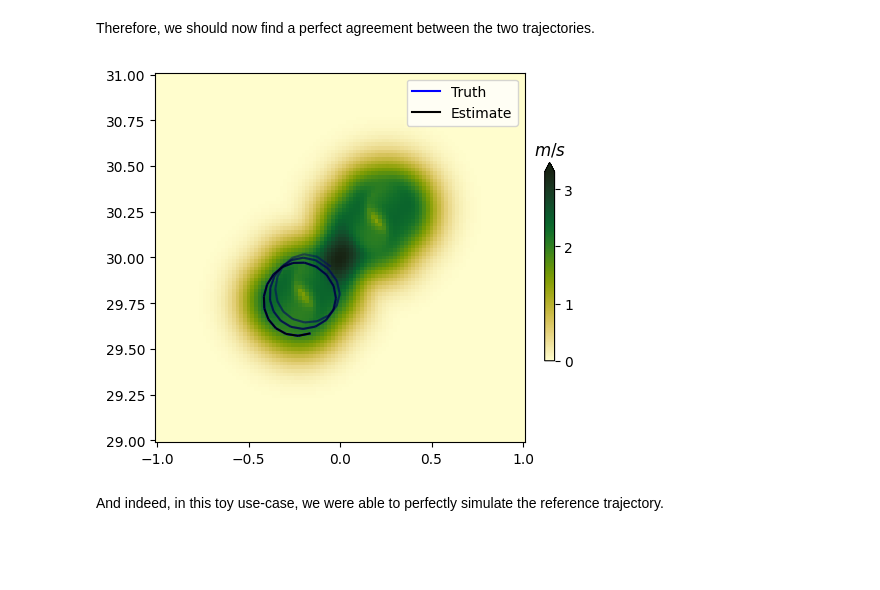
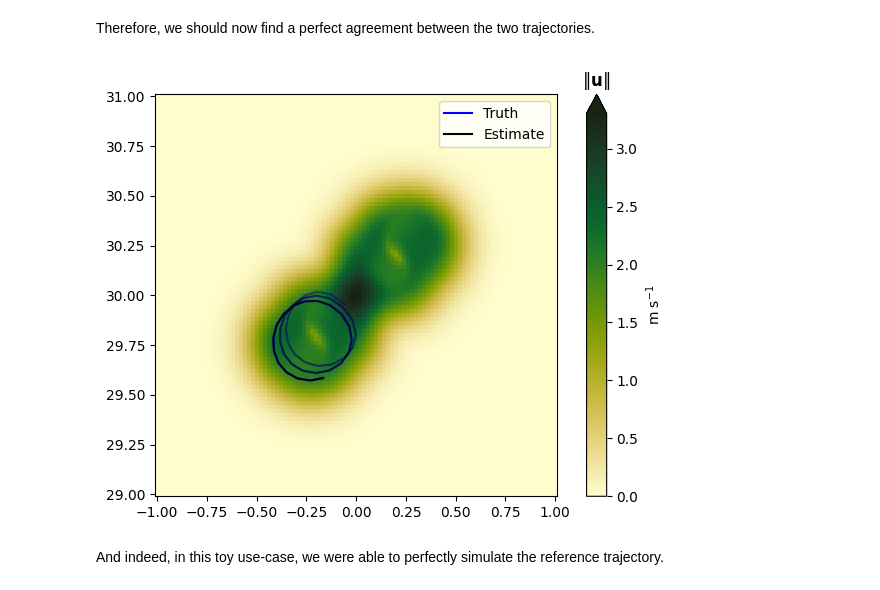
Before and after one commit to vadmbertr/pastax, a Jupyter notebook: docs/getting_started.ipynb, the cells around one changed output. Saved outputs shown, nothing was run; the diff lists cells and outputs as text; code cells hidden in the pictures; blank space fills up the shorter version.

```diff
--- a/docs/getting_started.ipynb
+++ b/docs/getting_started.ipynb
@@ -343,10 +351,11 @@ There is plenty of options for the choice of the disimilarity metric, including:
 In this case, we will use the the Liu Index calculated every hour between the true and the estimated trajectories.
 # %%
 import equinox as eqx
+import numpy as np
 
 
 def sim_fn(dynamics):
-    return traj_sim(dynamics, args=trans_grid, x0=x0, ts=ts_sim, dt0=dt0, ad="forward")
+    return traj_sim(dynamics, args=trans_grid, x0=x0, ts=np.asarray(ts_sim), dt0=dt0, ad="forward")
 
 
 @eqx.filter_jit
@@ -391,30 +400,33 @@ est_traj_final = sim_fn(tun_dynamics_final)
 # %%
 fig, ax = plt.subplots()
 
 # plot the field
 im = ax.pcolormesh(
     lon,
     lat,
     jnp.sqrt((u**2 + v**2)).max(axis=0),
     cmap=cmo.speed,
     vmin=0,
     vmax=jnp.sqrt((u**2 + v**2)).max(),
 )
-clb = fig.colorbar(im, ax=ax, extend="max", orientation="vertical", fraction=0.02, pad=0.04)
-_ = clb.ax.set_title("$m/s$")
+
+clb = fig.colorbar(im, ax=ax, extend="max", orientation="vertical", label="m s$^{-1}$")
+_ = clb.ax.set_title("$\| \mathbf{u} \|$")
 
 # add the reference
 ax = true_traj.plot(ax, label="Truth", color="blue")
 
 # add the estimation
 ax = est_traj_final.plot(ax, label="Estimate", color="black")
 
 ax.set_aspect("equal")
 ax.legend()
 
+fig.tight_layout()
+
 plt.show()
 # %% [output]
-[figure, old version]
+[figure, new version]
 # %% [markdown]
 And indeed, in this toy use-case, we were able to perfectly simulate the reference trajectory.
 # %% [markdown]
```
Also changed, not shown: parts of 19 cells of this notebook.
